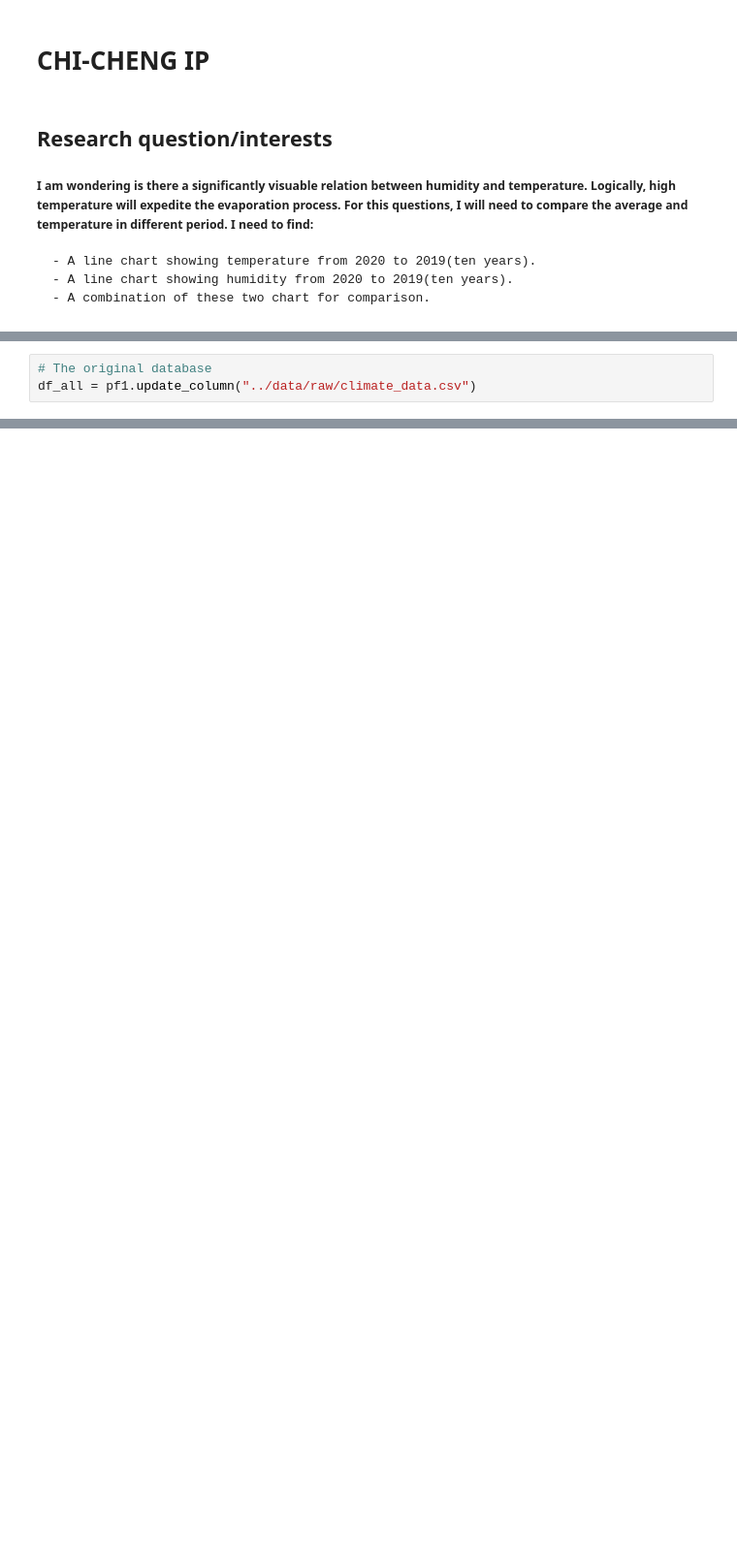
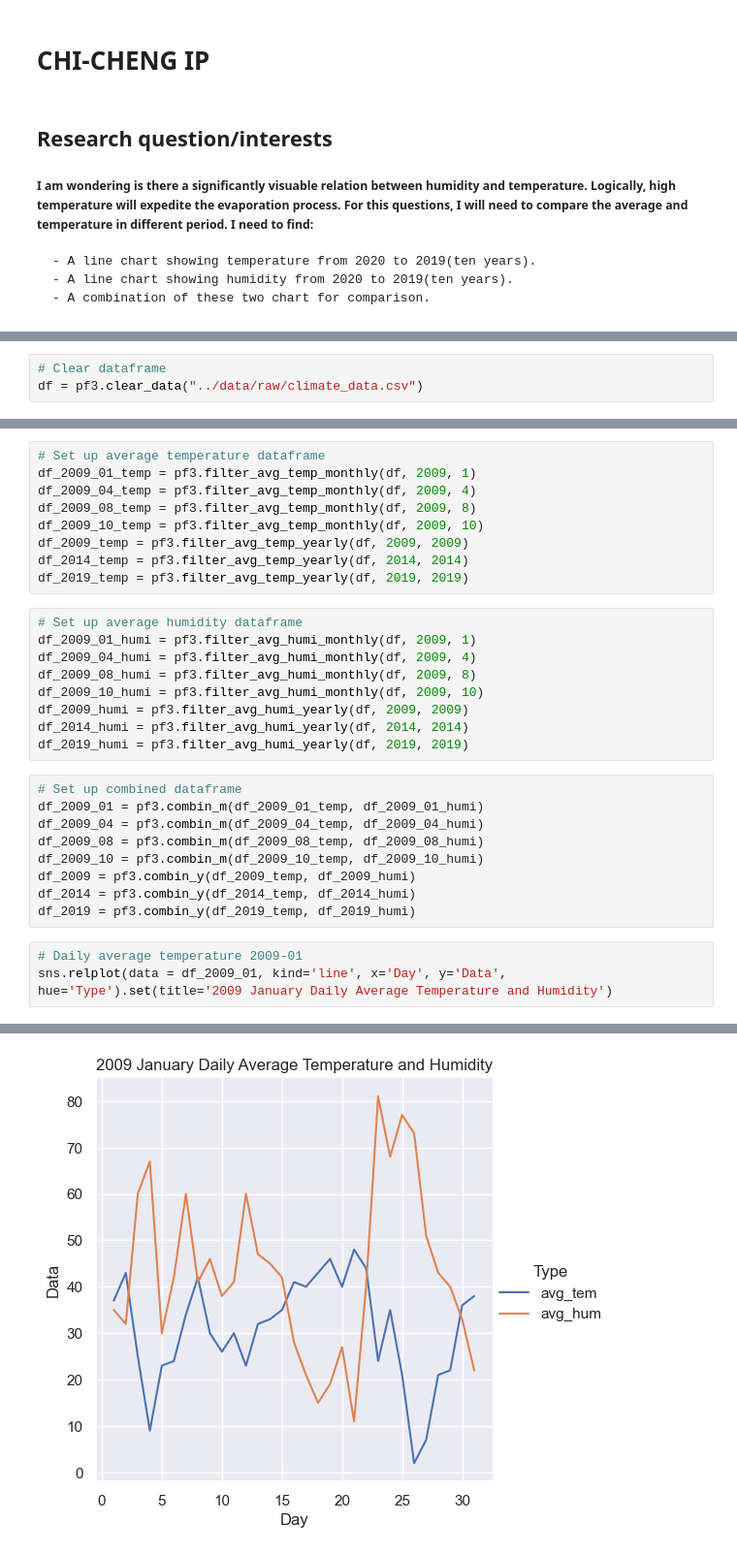
Before and after one commit to ubco-W2022T1-cosc301/project-group29, a Jupyter notebook: notebooks/analysis3.ipynb, the cells around one changed output, grey strips where cells are left out. Shown at 97% size. Cells and saved outputs as stored; diff of their text form; blank space fills up the shorter version.

```diff
--- a/notebooks/analysis3.ipynb
+++ b/notebooks/analysis3.ipynb
@@ -16,3 +22,3 @@ import project_functions1 as pf1
 # %%
-# The original database
-df_all = pf1.update_column("../data/raw/climate_data.csv")
+# Clear dataframe
+df = pf3.clear_data("../data/raw/climate_data.csv")
@@ -60,0 +29,31 @@ hist = df_all.hist(bins=10,figsize =(20,15))
+# %%
+# Set up average temperature dataframe
+df_2009_01_temp = pf3.filter_avg_temp_monthly(df, 2009, 1)
+df_2009_04_temp = pf3.filter_avg_temp_monthly(df, 2009, 4)
+df_2009_08_temp = pf3.filter_avg_temp_monthly(df, 2009, 8)
+df_2009_10_temp = pf3.filter_avg_temp_monthly(df, 2009, 10)
+df_2009_temp = pf3.filter_avg_temp_yearly(df, 2009, 2009)
+df_2014_temp = pf3.filter_avg_temp_yearly(df, 2014, 2014)
+df_2019_temp = pf3.filter_avg_temp_yearly(df, 2019, 2019)
+# %%
+# Set up average humidity dataframe
+df_2009_01_humi = pf3.filter_avg_humi_monthly(df, 2009, 1)
+df_2009_04_humi = pf3.filter_avg_humi_monthly(df, 2009, 4)
+df_2009_08_humi = pf3.filter_avg_humi_monthly(df, 2009, 8)
+df_2009_10_humi = pf3.filter_avg_humi_monthly(df, 2009, 10)
+df_2009_humi = pf3.filter_avg_humi_yearly(df, 2009, 2009)
+df_2014_humi = pf3.filter_avg_humi_yearly(df, 2014, 2014)
+df_2019_humi = pf3.filter_avg_humi_yearly(df, 2019, 2019)
+# %%
+# Set up combined dataframe
+df_2009_01 = pf3.combin_m(df_2009_01_temp, df_2009_01_humi)
+df_2009_04 = pf3.combin_m(df_2009_04_temp, df_2009_04_humi)
+df_2009_08 = pf3.combin_m(df_2009_08_temp, df_2009_08_humi)
+df_2009_10 = pf3.combin_m(df_2009_10_temp, df_2009_10_humi)
+df_2009 = pf3.combin_y(df_2009_temp, df_2009_humi)
+df_2014 = pf3.combin_y(df_2014_temp, df_2014_humi)
+df_2019 = pf3.combin_y(df_2019_temp, df_2019_humi)
+# %%
+# Daily average temperature 2009-01
+sns.relplot(data = df_2009_01, kind='line', x='Day', y='Data', hue='Type').set(title='2009 January Daily Average Temperature and Humidity')
+# %% [output]
@@ -60,0 +61 @@ hist = df_all.hist(bins=10,figsize =(20,15))
+[figure, added]
```
Also changed, not shown: parts of 20 cells of this notebook.
